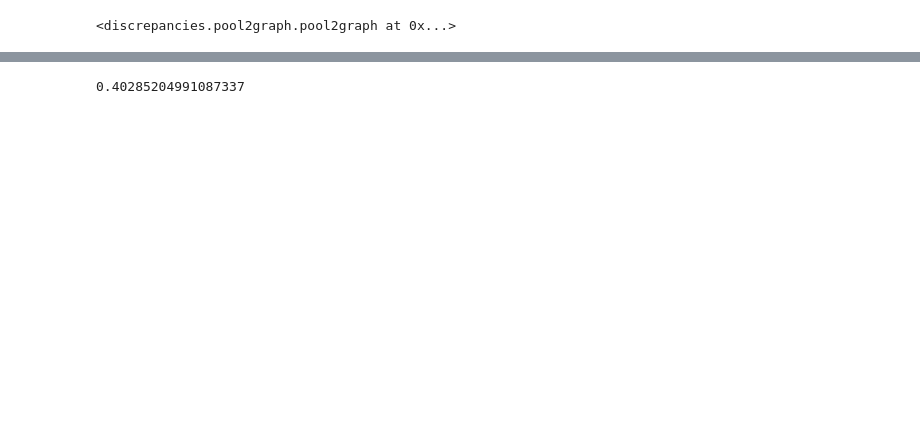
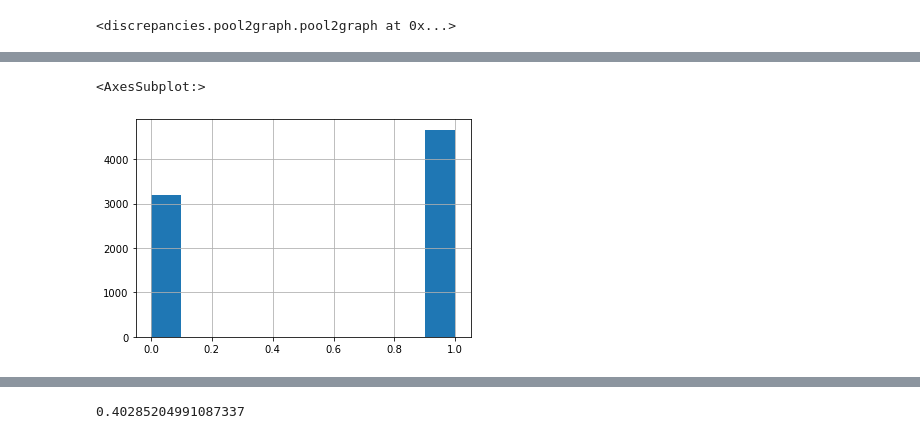
Before and after one commit to axa-rev-research/discrepancies-in-machine-learning, a Jupyter notebook: notebooks/AlgoImprovement.ipynb, the cells around one changed output, grey strips where cells are left out. Saved outputs shown, nothing was run; the diff lists cells and outputs as text; code cells hidden in the pictures; blank space fills up the shorter version.

```diff
--- a/notebooks/AlgoImprovement.ipynb
+++ b/notebooks/AlgoImprovement.ipynb
@@ -88,0 +110,7 @@ components[components==1].shape
+# %%
+X_discr, y_discr = p2g.get_discrepancies_dataset()
+X_discr.shape
+y_discr.hist()
+# %% [output]
+<AxesSubplot:>
+[figure, added]
```
Also changed, not shown: parts of 24 cells of this notebook, 2 other files.
